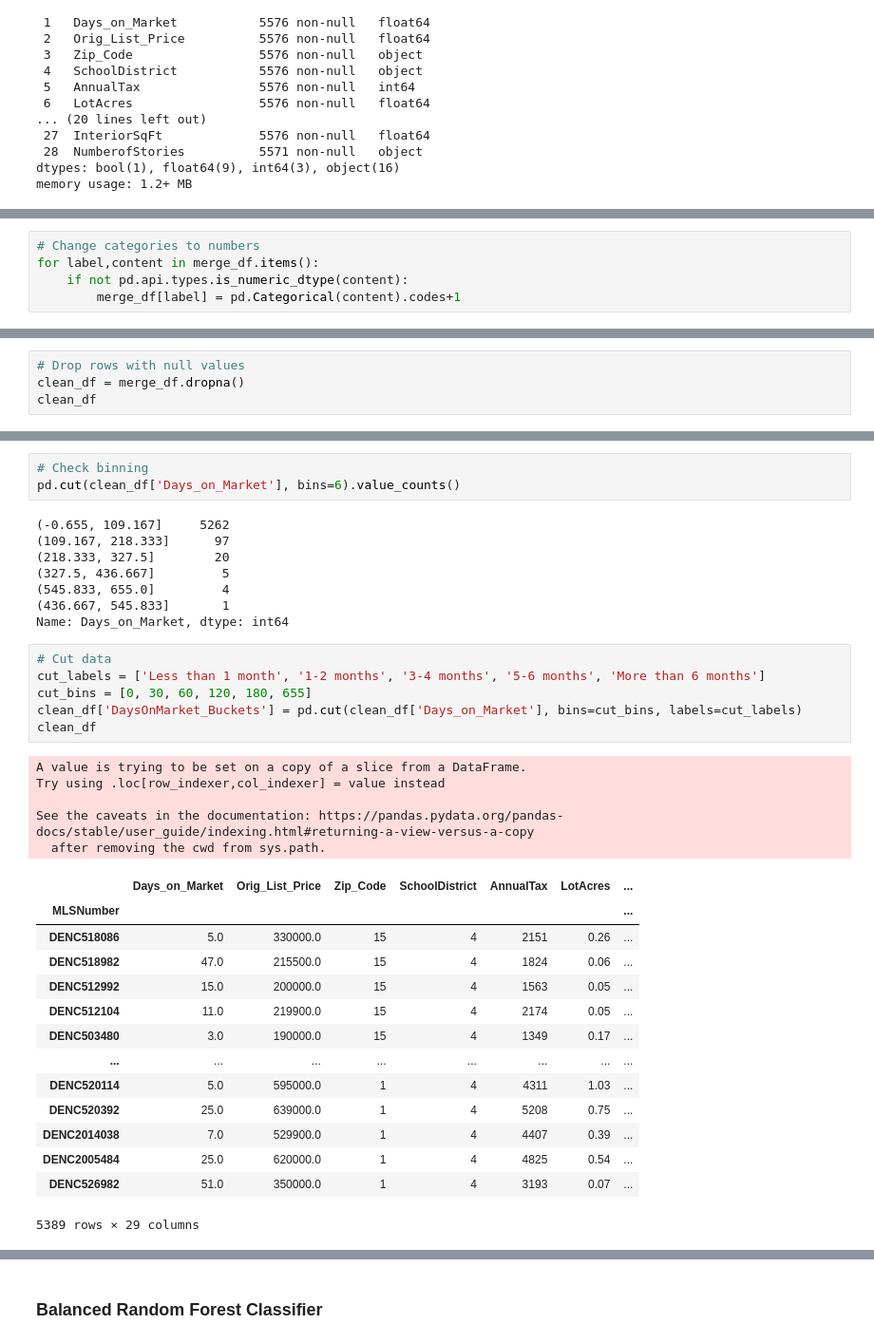
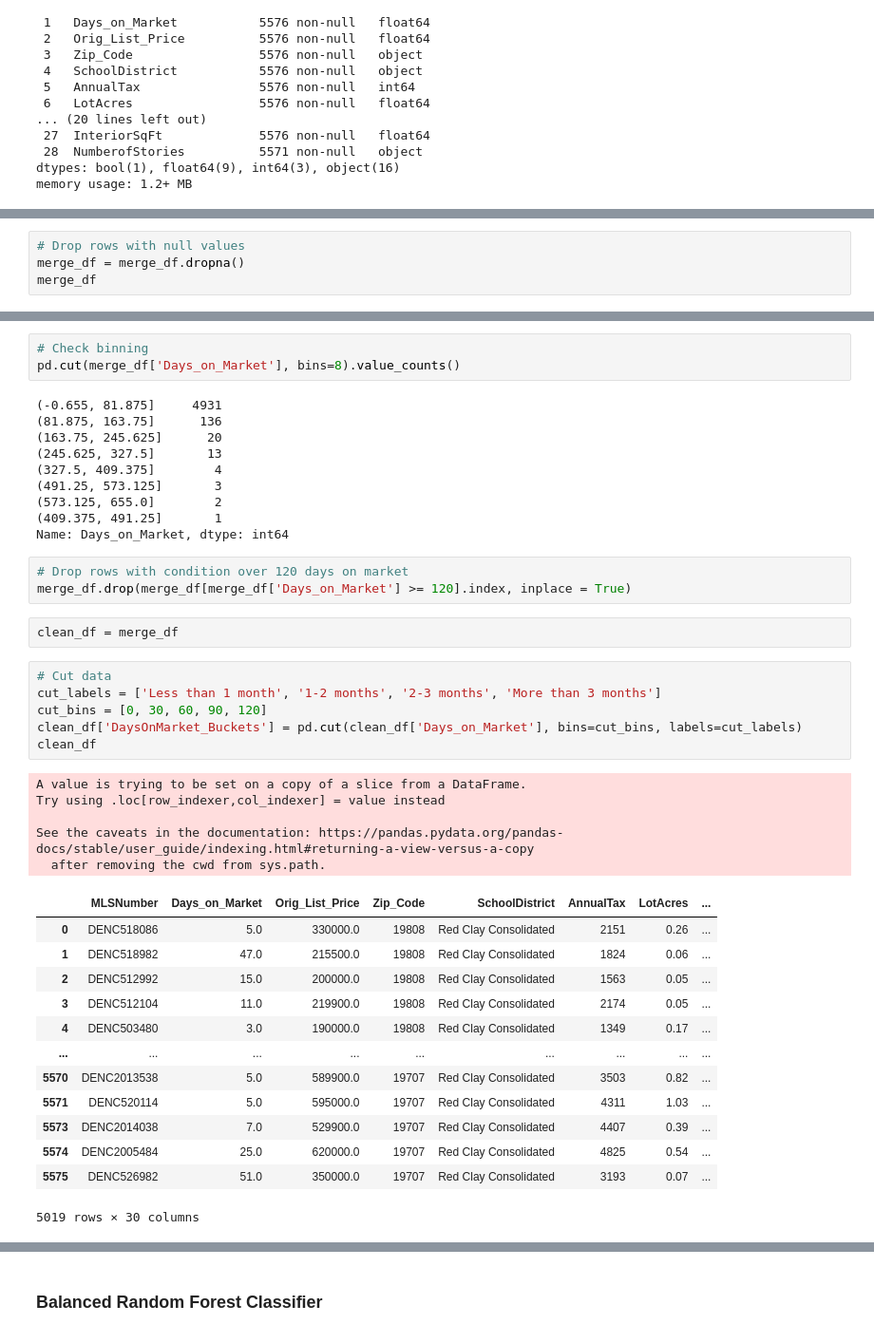
Before and after one commit to stefcenti2022/RealLeads, a Jupyter notebook: HowLongToSell_ML.ipynb, the cells around one changed output, grey strips where cells are left out. Shown at 95% size. Saved outputs shown, nothing was run; the diff lists cells and outputs as text.

```diff
--- a/HowLongToSell_ML.ipynb
+++ b/HowLongToSell_ML.ipynb
@@ -313,8 +269,3 @@ memory usage: 738.9+ KB
-# %%
-# Change categories to numbers
-for label,content in merge_df.items():
-    if not pd.api.types.is_numeric_dtype(content):
-        merge_df[label] = pd.Categorical(content).codes+1
 # %%
 # Determine the number of unique values in each column.
 merge_df.nunique()
@@ -359,6 +310,6 @@ NumberofStories              0
 dtype: int64
 # %%
 # Drop rows with null values
-clean_df = merge_df.dropna()
-clean_df
+merge_df = merge_df.dropna()
+merge_df
 # %% [output]
@@ -383,38 +333,44 @@ clean_df['Days_on_Market'].max()
 655.0
 # %%
 # Check binning
-pd.cut(clean_df['Days_on_Market'], bins=6).value_counts()
+pd.cut(merge_df['Days_on_Market'], bins=8).value_counts()
 # %% [output]
-(-0.655, 109.167]     5262
-(109.167, 218.333]      97
-(218.333, 327.5]        20
-(327.5, 436.667]         5
-(545.833, 655.0]         4
-(436.667, 545.833]       1
+(-0.655, 81.875]     4931
+(81.875, 163.75]      136
+(163.75, 245.625]      20
+(245.625, 327.5]       13
+(327.5, 409.375]        4
+(491.25, 573.125]       3
+(573.125, 655.0]        2
+(409.375, 491.25]       1
 Name: Days_on_Market, dtype: int64
+# %%
+# Drop rows with condition over 120 days on market
+merge_df.drop(merge_df[merge_df['Days_on_Market'] >= 120].index, inplace = True)
+# %%
+clean_df = merge_df
 # %%
 # Cut data
-cut_labels = ['Less than 1 month', '1-2 months', '3-4 months', '5-6 months', 'More than 6 months']
-cut_bins = [0, 30, 60, 120, 180, 655]
+cut_labels = ['Less than 1 month', '1-2 months', '2-3 months', 'More than 3 months']
+cut_bins = [0, 30, 60, 90, 120]
 clean_df['DaysOnMarket_Buckets'] = pd.cut(clean_df['Days_on_Market'], bins=cut_bins, labels=cut_labels)
 clean_df
 # %% [output]
 A value is trying to be set on a copy of a slice from a DataFrame.
 Try using .loc[row_indexer,col_indexer] = value instead
 
 See the caveats in the documentation: https://pandas.pydata.org/pandas-docs/stable/user_guide/indexing.html#returning-a-view-versus-a-copy
   after removing the cwd from sys.path.
-|  | Days_on_Market | Orig_List_Price | Zip_Code | SchoolDistrict | AnnualTax | LotAcres | ... |
-| MLSNumber |  |  |  |  |  |  | ... |
-| DENC518086 | 5.0 | 330000.0 | 15 | 4 | 2151 | 0.26 | ... |
-| DENC518982 | 47.0 | 215500.0 | 15 | 4 | 1824 | 0.06 | ... |
-| DENC512992 | 15.0 | 200000.0 | 15 | 4 | 1563 | 0.05 | ... |
-| DENC512104 | 11.0 | 219900.0 | 15 | 4 | 2174 | 0.05 | ... |
-| DENC503480 | 3.0 | 190000.0 | 15 | 4 | 1349 | 0.17 | ... |
-| ... | ... | ... | ... | ... | ... | ... | ... |
-| DENC520114 | 5.0 | 595000.0 | 1 | 4 | 4311 | 1.03 | ... |
-| DENC520392 | 25.0 | 639000.0 | 1 | 4 | 5208 | 0.75 | ... |
-| DENC2014038 | 7.0 | 529900.0 | 1 | 4 | 4407 | 0.39 | ... |
-| DENC2005484 | 25.0 | 620000.0 | 1 | 4 | 4825 | 0.54 | ... |
-| DENC526982 | 51.0 | 350000.0 | 1 | 4 | 3193 | 0.07 | ... |
+|  | MLSNumber | Days_on_Market | Orig_List_Price | Zip_Code | SchoolDistrict | AnnualTax | LotAcres | ... |
+| 0 | DENC518086 | 5.0 | 330000.0 | 19808 | Red Clay Consolidated | 2151 | 0.26 | ... |
+| 1 | DENC518982 | 47.0 | 215500.0 | 19808 | Red Clay Consolidated | 1824 | 0.06 | ... |
+| 2 | DENC512992 | 15.0 | 200000.0 | 19808 | Red Clay Consolidated | 1563 | 0.05 | ... |
+| 3 | DENC512104 | 11.0 | 219900.0 | 19808 | Red Clay Consolidated | 2174 | 0.05 | ... |
+| 4 | DENC503480 | 3.0 | 190000.0 | 19808 | Red Clay Consolidated | 1349 | 0.17 | ... |
+| ... | ... | ... | ... | ... | ... | ... | ... | ... |
+| 5570 | DENC2013538 | 5.0 | 589900.0 | 19707 | Red Clay Consolidated | 3503 | 0.82 | ... |
+| 5571 | DENC520114 | 5.0 | 595000.0 | 19707 | Red Clay Consolidated | 4311 | 1.03 | ... |
+| 5573 | DENC2014038 | 7.0 | 529900.0 | 19707 | Red Clay Consolidated | 4407 | 0.39 | ... |
+| 5574 | DENC2005484 | 25.0 | 620000.0 | 19707 | Red Clay Consolidated | 4825 | 0.54 | ... |
+| 5575 | DENC526982 | 51.0 | 350000.0 | 19707 | Red Clay Consolidated | 3193 | 0.07 | ... |
-5389 rows × 29 columns
+5019 rows × 30 columns
```
Also changed, not shown: parts of 50 cells of this notebook.
